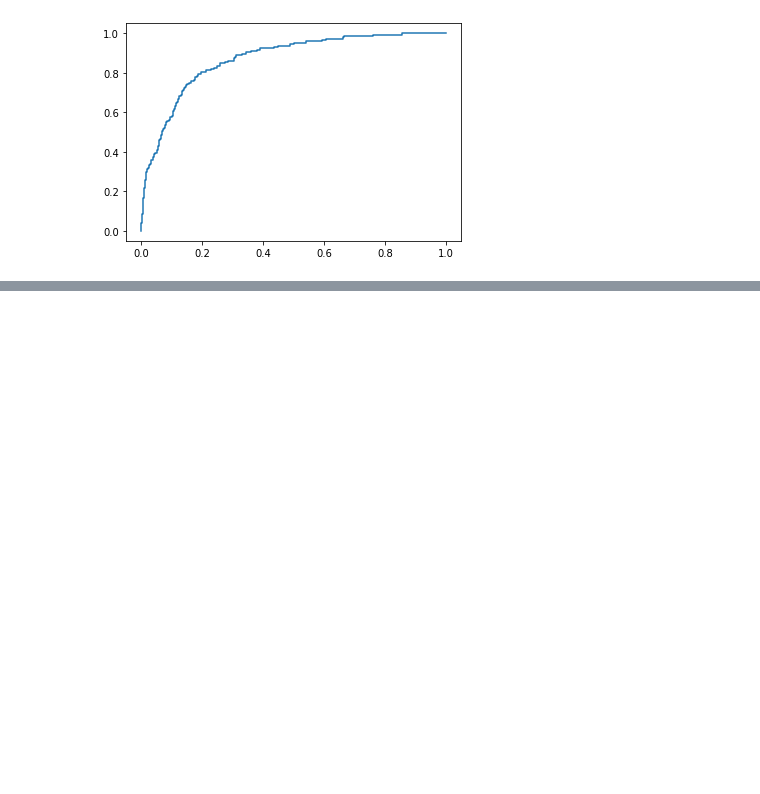
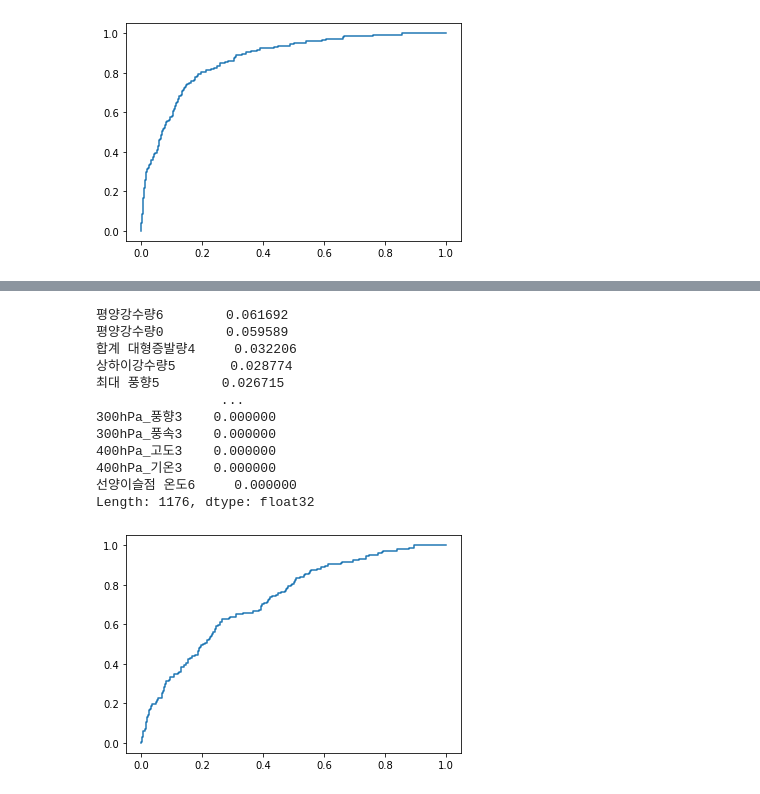
Before and after one commit to zeusryu0/kdt4_project, a Jupyter notebook: project2/code/가뭄모델.ipynb, the cells around one changed output, grey strips where cells are left out. Drawn from its saved outputs; the diff is of its cells as text; code cells hidden in the pictures; blank space fills up the shorter version.

```diff
--- a/project2/code/가뭄모델.ipynb
+++ b/project2/code/가뭄모델.ipynb
@@ -308,0 +513,18 @@ Length: 768, dtype: float32
+# %%
+x = climate_week.dropna().drop(['mtag','target'],axis=1)
+y = climate_week.dropna()['mtag']
+# %%
+x_train, x_test, y_train, y_test = train_test_split(x, y,test_size=0.2, stratify=y, random_state=111)
+x_train, x_val, y_train, y_val = train_test_split(x_train, y_train, test_size=0.2, stratify=y_train, random_state=111)
+# %%
+smote = SMOTE(random_state=11)
+x_train, y_train = smote.fit_resample(x_train,y_train)
+x_val, y_val = smote.fit_resample(x_train,y_train)
+# %%
+xgb = XGBClassifier()
+xgb.fit(x_train, y_train, eval_metric='auc', eval_set=[(x_train,y_train),(x_val,y_val)], early_stopping_rounds=10,verbose=2)
+pred = xgb.predict(x_test)
+prob = xgb.predict_proba(x_test)
+
+print('auc:',roc_auc_score(y_test, prob[:,1]))
+print(classification_report(y_test,pred))
@@ -308,0 +549,20 @@ Length: 768, dtype: float32
+# %%
+tpr, fpr, _ = roc_curve(y_test, prob[:,1])
+plt.plot(tpr,fpr)
+xgb.feature_importances_
+x.columns
+pd.Series(xgb.feature_importances_,x.columns).sort_values(ascending=False)
+# %% [output]
+평양강수량6        0.061692
+평양강수량0        0.059589
+합계 대형증발량4     0.032206
+상하이강수량5       0.028774
+최대 풍향5        0.026715
+                ...
+300hPa_풍향3    0.000000
+300hPa_풍속3    0.000000
+400hPa_고도3    0.000000
+400hPa_기온3    0.000000
+선양이슬점 온도6     0.000000
+Length: 1176, dtype: float32
+[figure, added]
```
Also changed, not shown: parts of 35 cells of this notebook, 5 other files.
